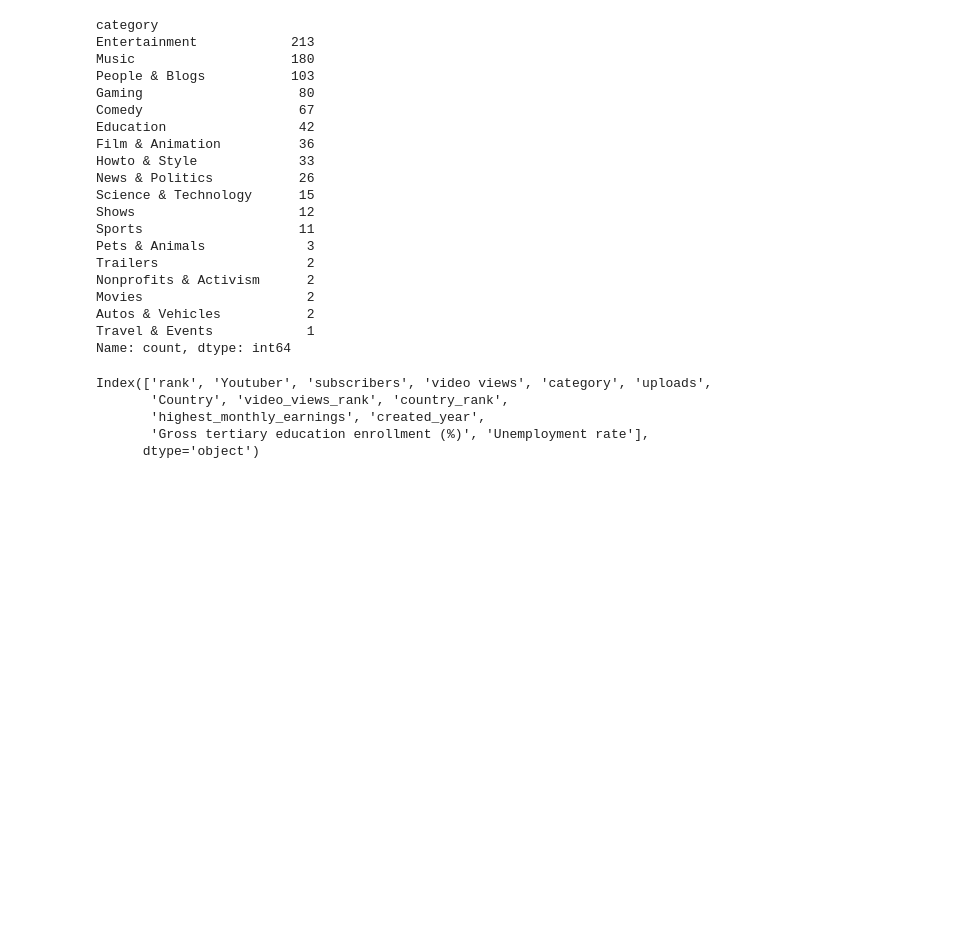
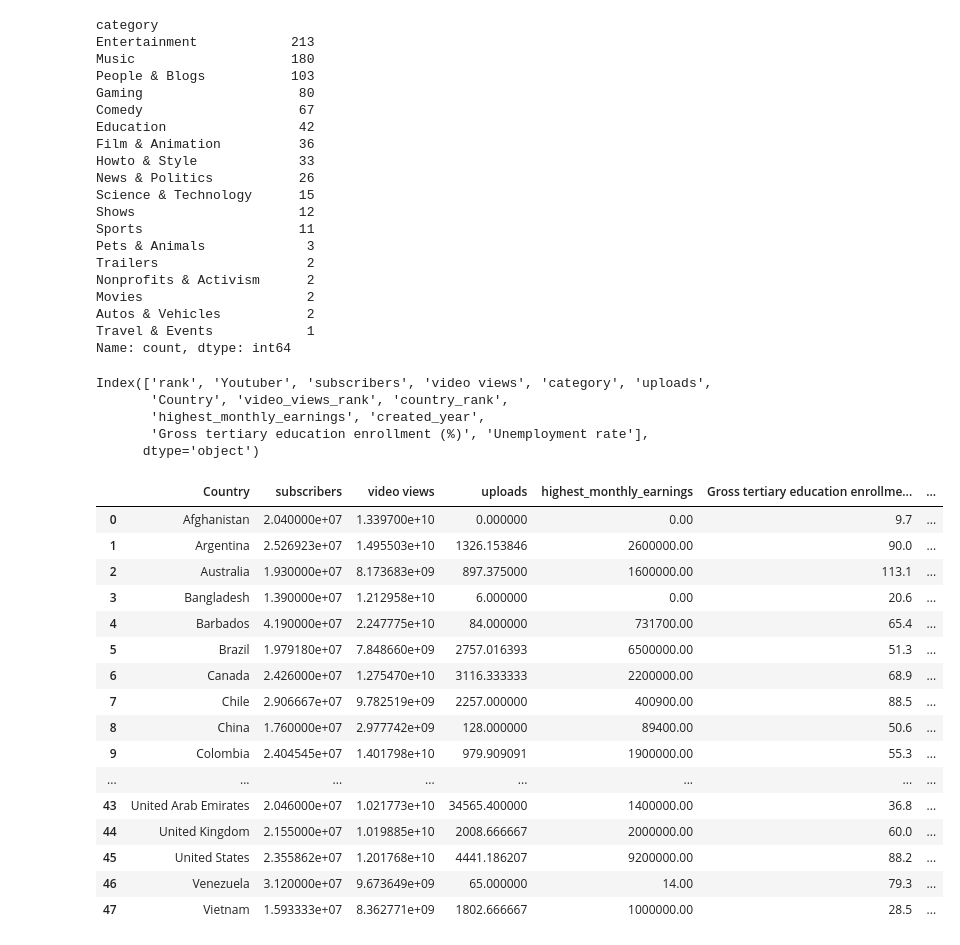
Before and after one commit to GhazalArzanian/UE-3, a Jupyter notebook: 1 - Data Clean.ipynb, the cells around one changed output. Drawn from its saved outputs; the diff is of its cells as text; code cells hidden in the pictures; blank space fills up the shorter version.

```diff
--- a/1 - Data Clean.ipynb
+++ b/1 - Data Clean.ipynb
@@ -128,3 +128,37 @@ Index(['rank', 'Youtuber', 'subscribers', 'video views', 'category', 'uploads',
        'highest_monthly_earnings', 'created_year',
        'Gross tertiary education enrollment (%)', 'Unemployment rate'],
       dtype='object')
+# %%
+df_country_cols=df_cleaned1[['subscribers', 'video views', 'uploads', 'Country', 'highest_monthly_earnings',
+                            'Gross tertiary education enrollment (%)', 'Unemployment rate']]
+# %%
+agg_funcs = {
+    'subscribers': 'mean',
+    'video views': 'mean',
+    'uploads': 'mean',
+    'highest_monthly_earnings': 'max',
+    'Gross tertiary education enrollment (%)':'first',
+    'Unemployment rate': 'first'
+}
+# %%
+df_countries=df_country_cols.groupby("Country", as_index=False).agg(agg_funcs)
+# %%
+df_countries
+# %% [output]
+|  | Country | subscribers | video views | uploads | highest_monthly_earnings | Gross tertiary education enrollme... | ... |
+| 0 | Afghanistan | 2.040000e+07 | 1.339700e+10 | 0.000000 | 0.00 | 9.7 | ... |
+| 1 | Argentina | 2.526923e+07 | 1.495503e+10 | 1326.153846 | 2600000.00 | 90.0 | ... |
+| 2 | Australia | 1.930000e+07 | 8.173683e+09 | 897.375000 | 1600000.00 | 113.1 | ... |
+| 3 | Bangladesh | 1.390000e+07 | 1.212958e+10 | 6.000000 | 0.00 | 20.6 | ... |
+| 4 | Barbados | 4.190000e+07 | 2.247775e+10 | 84.000000 | 731700.00 | 65.4 | ... |
+| 5 | Brazil | 1.979180e+07 | 7.848660e+09 | 2757.016393 | 6500000.00 | 51.3 | ... |
+| 6 | Canada | 2.426000e+07 | 1.275470e+10 | 3116.333333 | 2200000.00 | 68.9 | ... |
+| 7 | Chile | 2.906667e+07 | 9.782519e+09 | 2257.000000 | 400900.00 | 88.5 | ... |
+| 8 | China | 1.760000e+07 | 2.977742e+09 | 128.000000 | 89400.00 | 50.6 | ... |
+| 9 | Colombia | 2.404545e+07 | 1.401798e+10 | 979.909091 | 1900000.00 | 55.3 | ... |
+| ... | ... | ... | ... | ... | ... | ... | ... |
+| 43 | United Arab Emirates | 2.046000e+07 | 1.021773e+10 | 34565.400000 | 1400000.00 | 36.8 | ... |
+| 44 | United Kingdom | 2.155000e+07 | 1.019885e+10 | 2008.666667 | 2000000.00 | 60.0 | ... |
+| 45 | United States | 2.355862e+07 | 1.201768e+10 | 4441.186207 | 9200000.00 | 88.2 | ... |
+| 46 | Venezuela | 3.120000e+07 | 9.673649e+09 | 65.000000 | 14.00 | 79.3 | ... |
+| 47 | Vietnam | 1.593333e+07 | 8.362771e+09 | 1802.666667 | 1000000.00 | 28.5 | ... |
```
Also changed, not shown: parts of 1 cell of this notebook, 2 other files.
